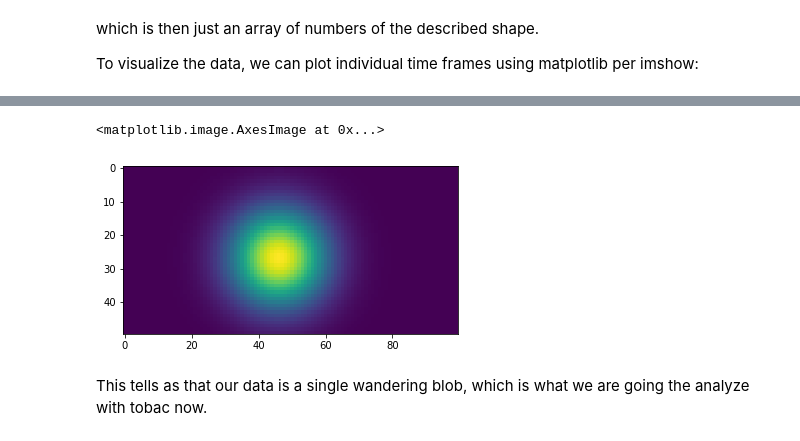
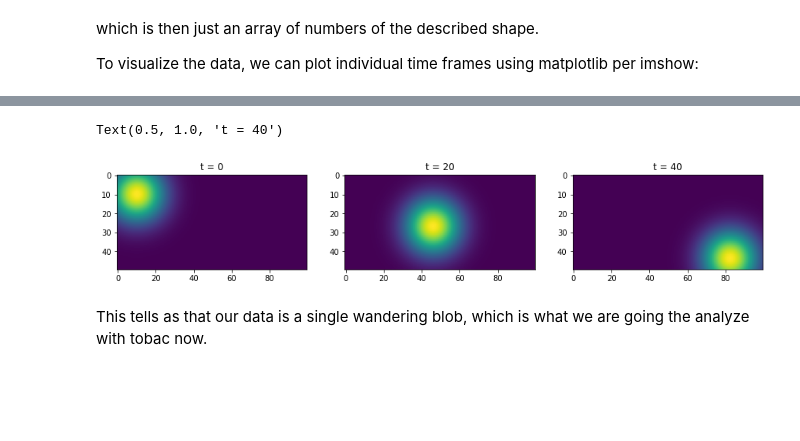
Before and after one commit to tobac-project/tobac-tutorials, a Jupyter notebook: tutorials/Tutorials/basic_functionality.ipynb, the cells around one changed output, grey strips where cells are left out. Drawn from its saved outputs; the diff is of its cells as text; code cells hidden in the pictures; blank space fills up the shorter version.

Commit message:
plots improved

```diff
--- a/tutorials/Tutorials/basic_functionality.ipynb
+++ b/tutorials/Tutorials/basic_functionality.ipynb
@@ -61,8 +49,20 @@ plt.imshow(test_data.data[0])
-# %%
-plt.imshow(test_data.data[20])
-# %% [output]
-<matplotlib.image.AxesImage at 0x...>
-[figure, removed]
+# %%
+import matplotlib.pyplot as plt
+%matplotlib inline
+
+fig, (ax1, ax2, ax3) = plt.subplots(ncols = 3, figsize = (15, 5))
+
+ax1.imshow(test_data.data[0])
+ax1.set_title('t = 0')
+
+ax2.imshow(test_data.data[20])
+ax2.set_title('t = 20')
+
+ax3.imshow(test_data.data[40])
+ax3.set_title('t = 40')
+# %% [output]
+Text(0.5, 1.0, 't = 40')
+[figure, added]
 # %% [markdown]
 This tells as that our data is a single wandering blob, which is what we are going the analyze with tobac now.
 # %% [markdown]
```
Also changed, not shown: parts of 16 cells of this notebook.
